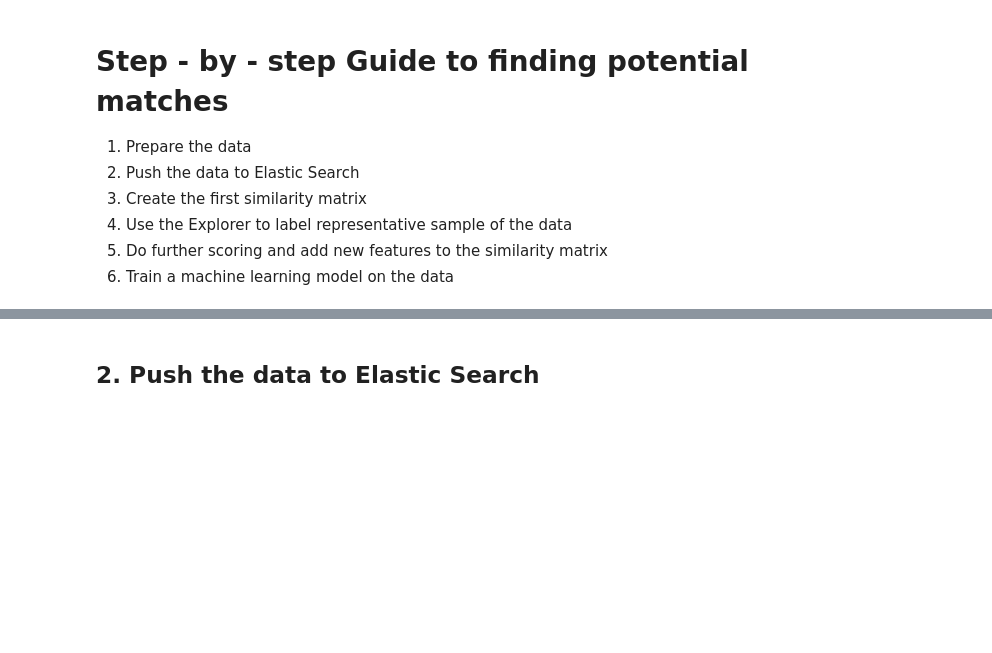
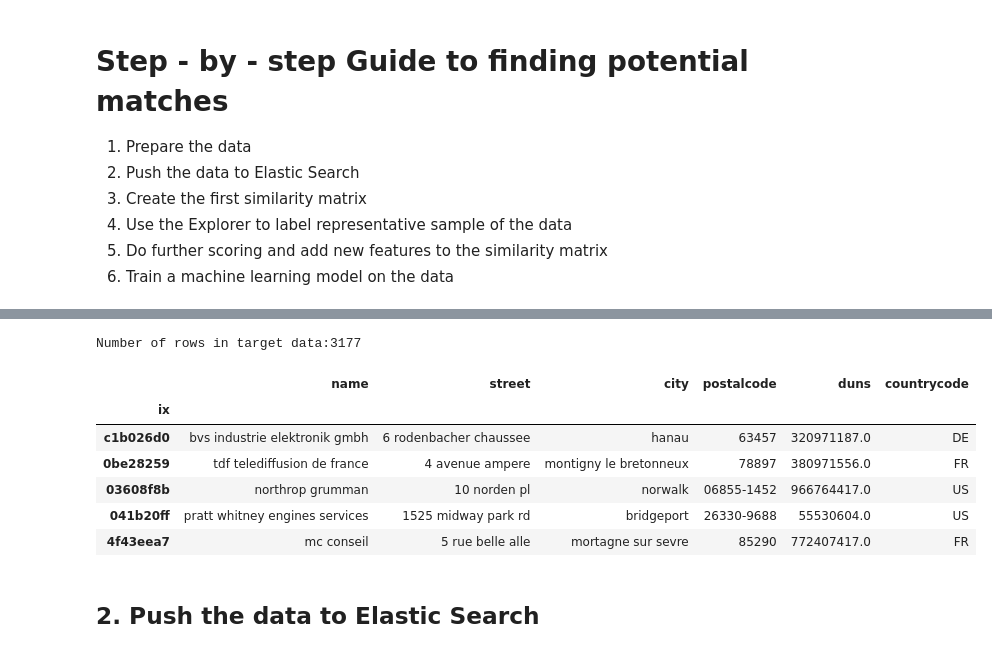
Before and after one commit to ogierpaul/suricate, a Jupyter notebook: tutorial/5-With ElasticSearch.ipynb, the cells around one changed output, grey strips where cells are left out. Drawn from its saved outputs; the diff is of its cells as text; code cells hidden in the pictures; blank space fills up the shorter version.

```diff
--- a/tutorial/5-With ElasticSearch.ipynb
+++ b/tutorial/5-With ElasticSearch.ipynb
@@ -50,3 +28,16 @@ df_target = prepare_target(df_target_raw)
+# %%
+df_target = gettarget(nrows=None)
+print('Number of rows in target data:{}'.format(df_target.shape[0]))
+df_target.sample(5)
+# %% [output]
+Number of rows in target data:3177
+|  | name | street | city | postalcode | duns | countrycode |
+| ix |  |  |  |  |  |  |
+| c1b026d0 | bvs industrie elektronik gmbh | 6 rodenbacher chaussee | hanau | 63457 | 320971187.0 | DE |
+| 0be28259 | tdf telediffusion de france | 4 avenue ampere | montigny le bretonneux | 78897 | 380971556.0 | FR |
+| 03608f8b | northrop grumman | 10 norden pl | norwalk | 06855-1452 | 966764417.0 | US |
+| 041b20ff | pratt whitney engines services | 1525 midway park rd | bridgeport | 26330-9688 | 55530604.0 | US |
+| 4f43eea7 | mc conseil | 5 rue belle alle | mortagne sur sevre | 85290 | 772407417.0 | FR |
 # %% [markdown]
 ## 2. Push the data to Elastic Search
 # %%
```
Also changed, not shown: parts of 15 cells of this notebook.
